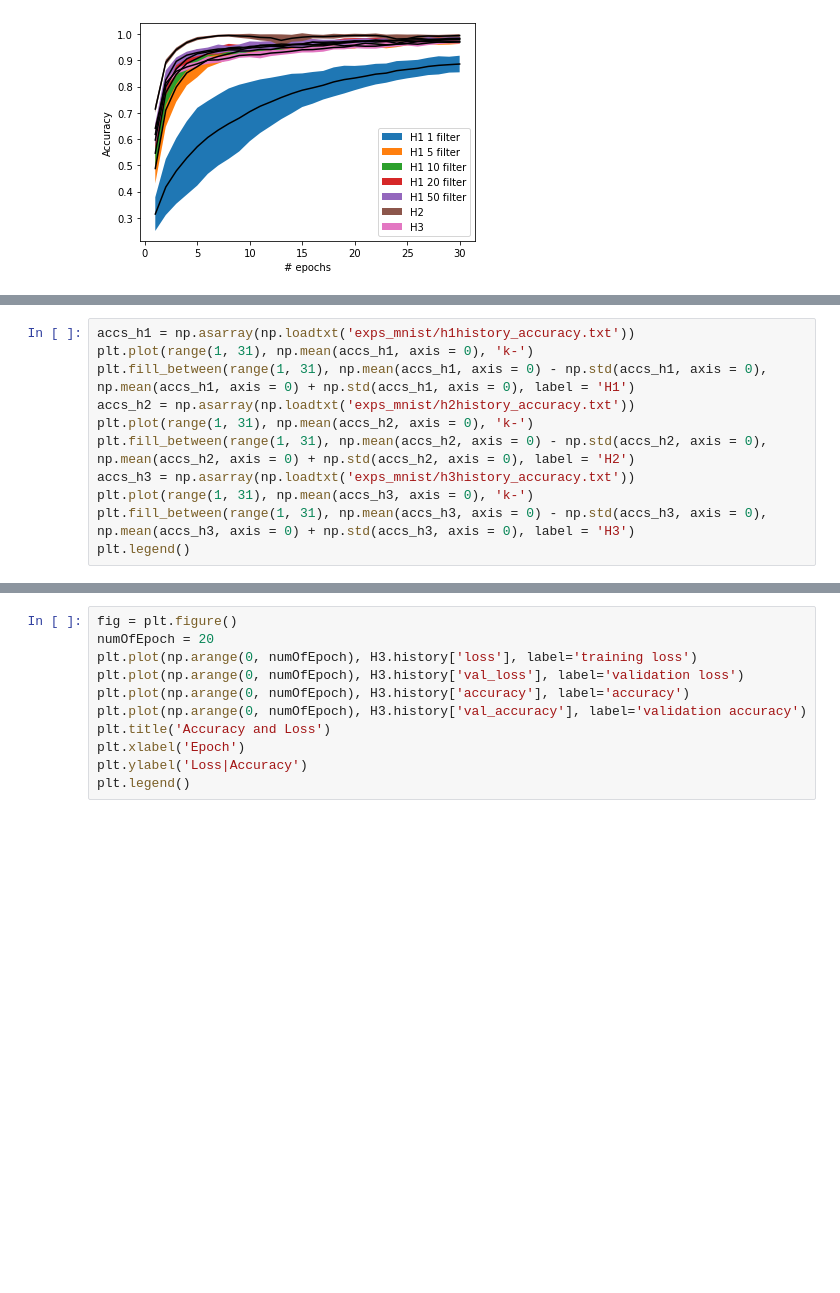
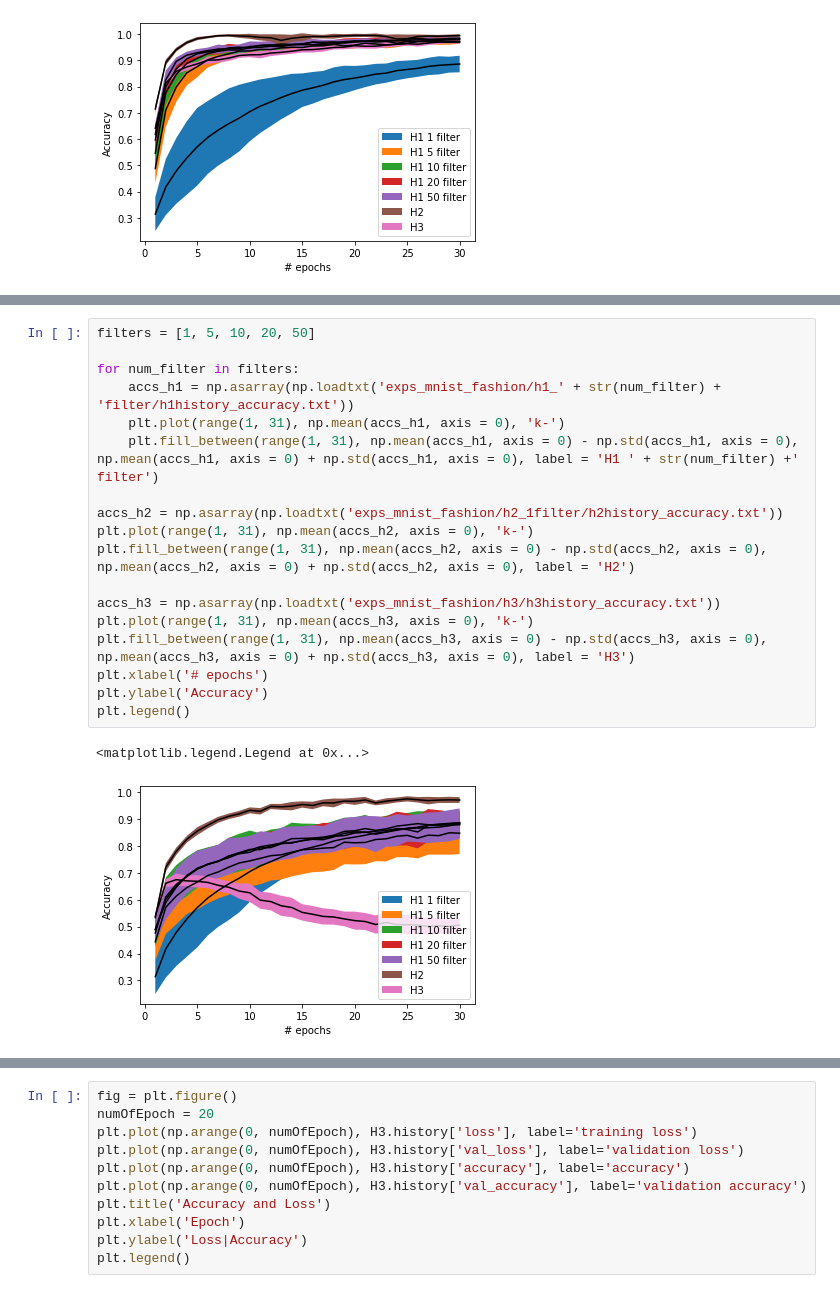
Before and after one commit to vutuanhai237/DynamicQNN, a Jupyter notebook: codes/plt_baseline.ipynb, the cells around one changed output, grey strips where cells are left out. Cells and saved outputs as stored; diff of their text form; blank space fills up the shorter version.

```diff
--- a/codes/plt_baseline.ipynb
+++ b/codes/plt_baseline.ipynb
@@ -53,11 +71,21 @@ plt.legend()
 # %%
-accs_h1 = np.asarray(np.loadtxt('exps_mnist/h1history_accuracy.txt'))
-plt.plot(range(1, 31), np.mean(accs_h1, axis = 0), 'k-')
-plt.fill_between(range(1, 31), np.mean(accs_h1, axis = 0) - np.std(accs_h1, axis = 0), np.mean(accs_h1, axis = 0) + np.std(accs_h1, axis = 0), label = 'H1')
-accs_h2 = np.asarray(np.loadtxt('exps_mnist/h2history_accuracy.txt'))
+filters = [1, 5, 10, 20, 50]
+
+for num_filter in filters:
+    accs_h1 = np.asarray(np.loadtxt('exps_mnist_fashion/h1_' + str(num_filter) + 'filter/h1history_accuracy.txt'))
+    plt.plot(range(1, 31), np.mean(accs_h1, axis = 0), 'k-')
+    plt.fill_between(range(1, 31), np.mean(accs_h1, axis = 0) - np.std(accs_h1, axis = 0), np.mean(accs_h1, axis = 0) + np.std(accs_h1, axis = 0), label = 'H1 ' + str(num_filter) +' filter')
+
+accs_h2 = np.asarray(np.loadtxt('exps_mnist_fashion/h2_1filter/h2history_accuracy.txt'))
 plt.plot(range(1, 31), np.mean(accs_h2, axis = 0), 'k-')
 plt.fill_between(range(1, 31), np.mean(accs_h2, axis = 0) - np.std(accs_h2, axis = 0), np.mean(accs_h2, axis = 0) + np.std(accs_h2, axis = 0), label = 'H2')
-accs_h3 = np.asarray(np.loadtxt('exps_mnist/h3history_accuracy.txt'))
+
+accs_h3 = np.asarray(np.loadtxt('exps_mnist_fashion/h3/h3history_accuracy.txt'))
 plt.plot(range(1, 31), np.mean(accs_h3, axis = 0), 'k-')
 plt.fill_between(range(1, 31), np.mean(accs_h3, axis = 0) - np.std(accs_h3, axis = 0), np.mean(accs_h3, axis = 0) + np.std(accs_h3, axis = 0), label = 'H3')
+plt.xlabel('# epochs')
+plt.ylabel('Accuracy')
 plt.legend()
+# %% [output]
+<matplotlib.legend.Legend at 0x...>
+[figure, added]
```
Also changed, not shown: parts of 2 cells of this notebook, 46 other files.
